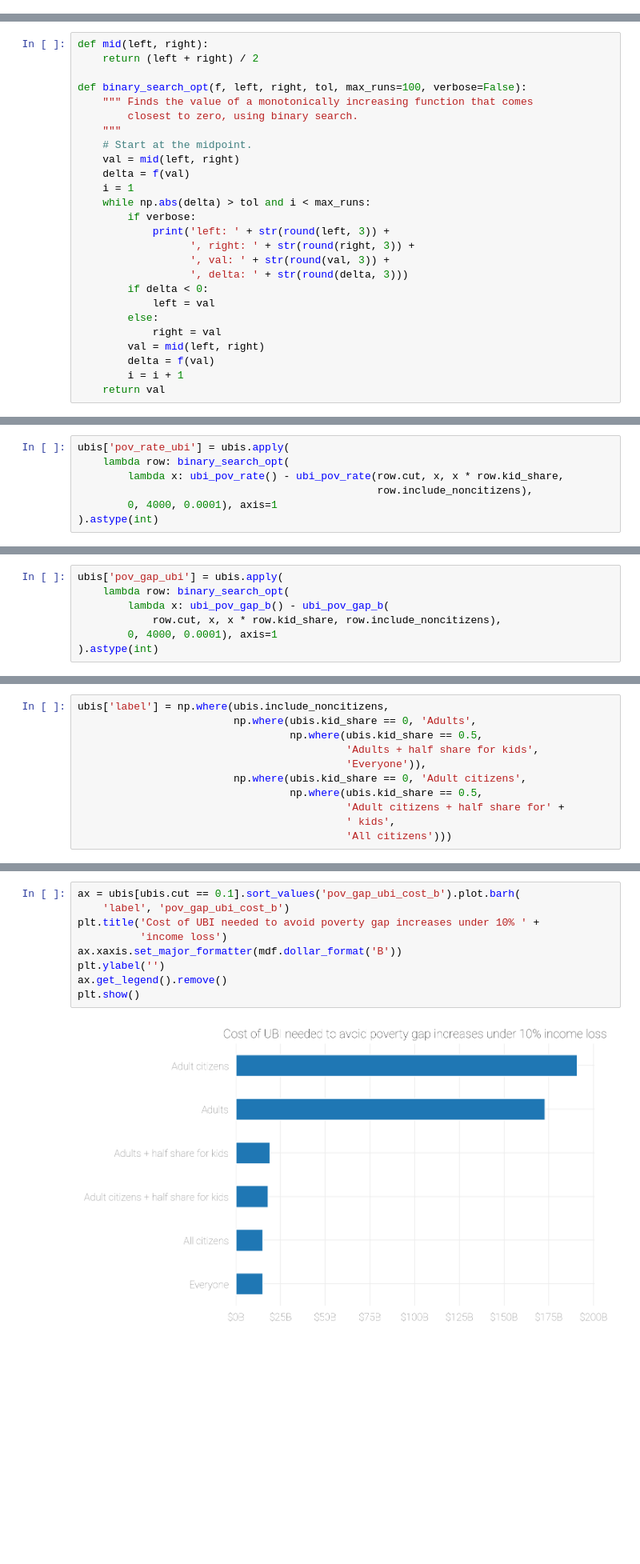
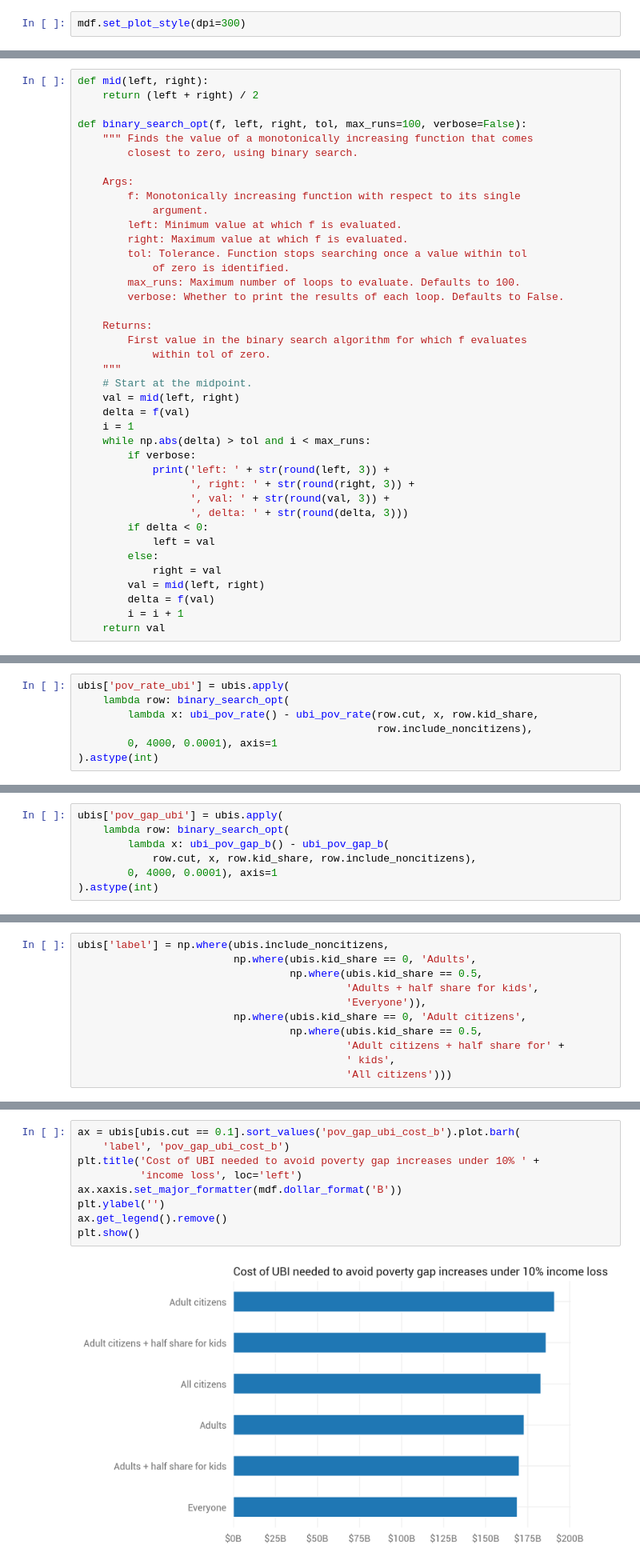
Before and after one commit to UBICenter/ubi-center, a Jupyter notebook: notebooks/covid/covid_ubi.ipynb, the cells around one changed output, grey strips where cells are left out. Shown at 80% size. Cells and saved outputs as stored; diff of their text form; blank space fills up the shorter version.

Commit message:
Fix bug and create remainder of charts

```diff
--- a/notebooks/covid/covid_ubi.ipynb
+++ b/notebooks/covid/covid_ubi.ipynb
@@ -36,3 +17,5 @@ Roboto-Regular.ttf  100%[===================>] 141.94K  --.-KB/s    in 0.04s
+# %%
+mdf.set_plot_style(dpi=300)
 # %% [markdown]
 ### Load data
 
@@ -372,6 +340,20 @@ def mid(left, right):
 def binary_search_opt(f, left, right, tol, max_runs=100, verbose=False):
     """ Finds the value of a monotonically increasing function that comes
         closest to zero, using binary search.
+
+    Args:
+        f: Monotonically increasing function with respect to its single
+            argument.
+        left: Minimum value at which f is evaluated.
+        right: Maximum value at which f is evaluated.
+        tol: Tolerance. Function stops searching once a value within tol
+            of zero is identified.
+        max_runs: Maximum number of loops to evaluate. Defaults to 100.
+        verbose: Whether to print the results of each loop. Defaults to False.
+
+    Returns:
+        First value in the binary search algorithm for which f evaluates
+            within tol of zero.
     """
     # Start at the midpoint.
     val = mid(left, right)
@@ -399,7 +387,7 @@ ubis = mdf.cartesian_product({'cut': CUTS,
 # %%
 ubis['pov_rate_ubi'] = ubis.apply(
     lambda row: binary_search_opt(
-        lambda x: ubi_pov_rate() - ubi_pov_rate(row.cut, x, x * row.kid_share,
+        lambda x: ubi_pov_rate() - ubi_pov_rate(row.cut, x, row.kid_share,
                                                 row.include_noncitizens),
         0, 4000, 0.0001), axis=1
 ).astype(int)
@@ -407,7 +397,7 @@ ubis['pov_rate_ubi'] = ubis.apply(
 ubis['pov_gap_ubi'] = ubis.apply(
     lambda row: binary_search_opt(
         lambda x: ubi_pov_gap_b() - ubi_pov_gap_b(
-            row.cut, x, x * row.kid_share, row.include_noncitizens),
+            row.cut, x, row.kid_share, row.include_noncitizens),
         0, 4000, 0.0001), axis=1
 ).astype(int)
 # %% [markdown]
@@ -464,11 +472,11 @@ plt.show()
 # %%
 ax = ubis[ubis.cut == 0.1].sort_values('pov_gap_ubi_cost_b').plot.barh(
     'label', 'pov_gap_ubi_cost_b')
 plt.title('Cost of UBI needed to avoid poverty gap increases under 10% ' +
-          'income loss')
+          'income loss', loc='left')
 ax.xaxis.set_major_formatter(mdf.dollar_format('B'))
 plt.ylabel('')
 ax.get_legend().remove()
 plt.show()
 # %% [output]
-[figure, old version]
+[figure, new version]
```
Also changed, not shown: parts of 26 cells of this notebook.
